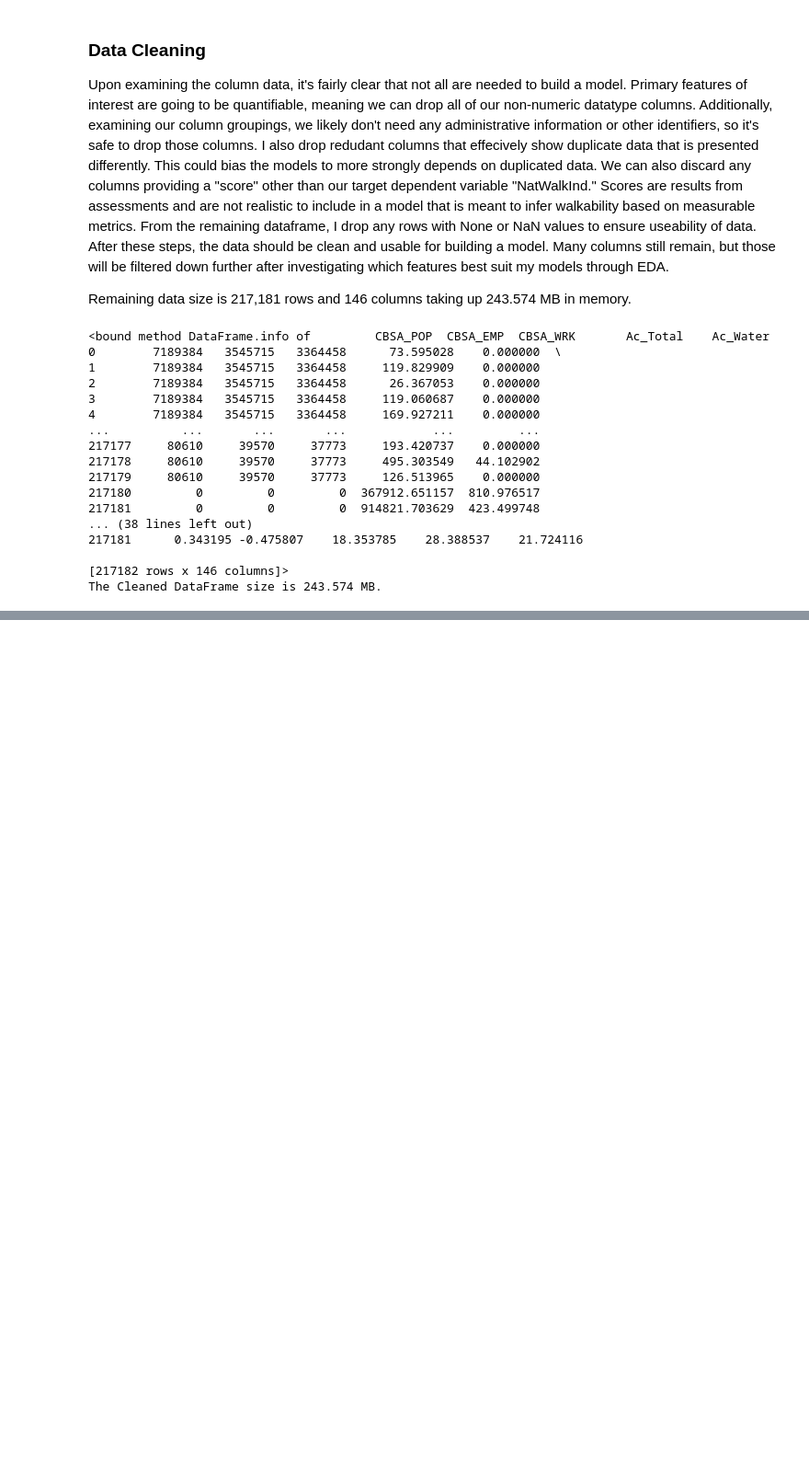
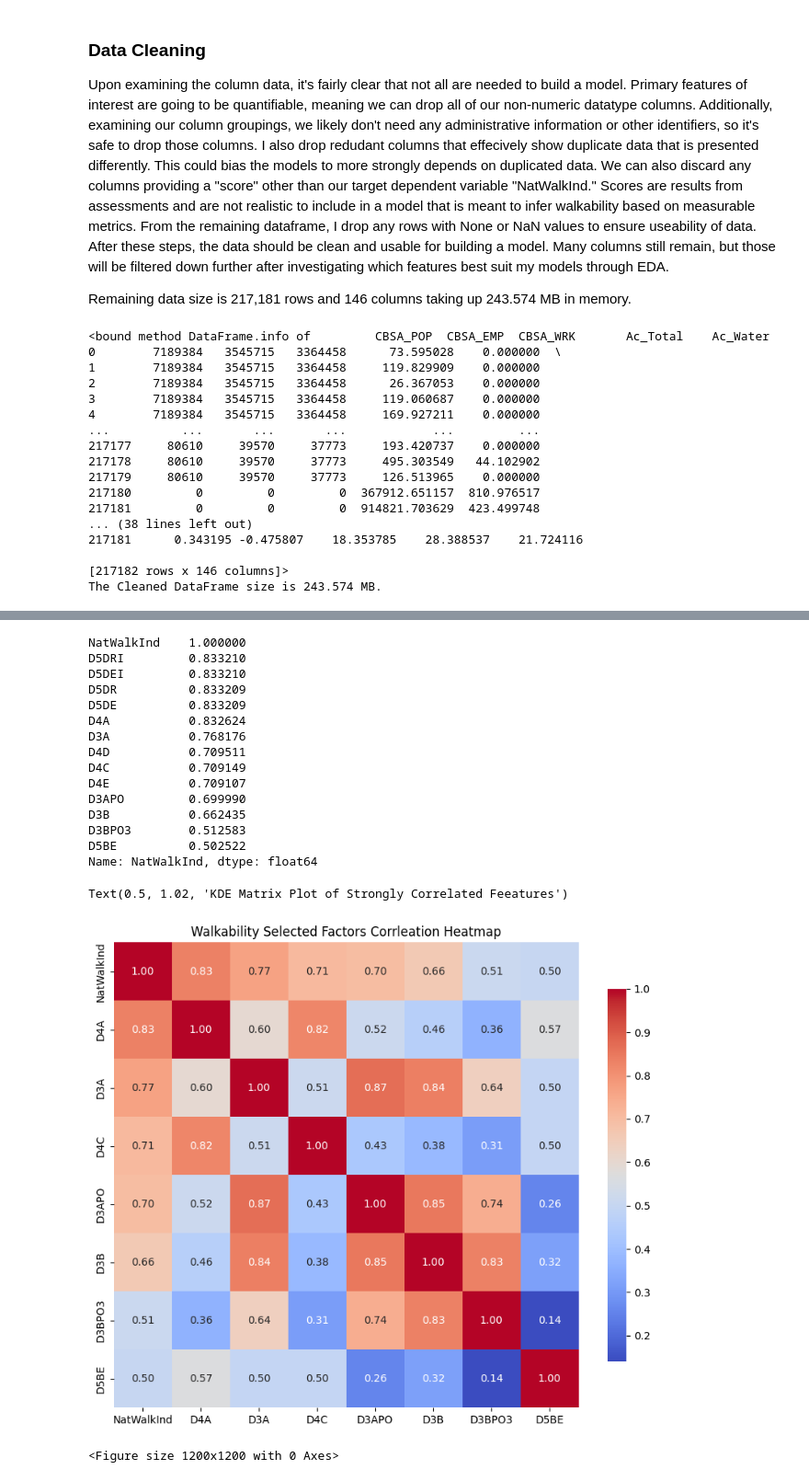
Before and after one commit to RahulCheen/DTSA-5509-Final-Project, a Jupyter notebook: project_report.ipynb, the cells around one changed output, grey strips where cells are left out. Shown at 92% size. Drawn from its saved outputs; the diff is of its cells as text; code cells hidden in the pictures; blank space fills up the shorter version.

```diff
--- a/project_report.ipynb
+++ b/project_report.ipynb
@@ -160,0 +172,62 @@ The Cleaned DataFrame size is 243.574 MB.
+# %%
+import seaborn as sns
+from matplotlib import pyplot as plt
+pd.set_option('display.max_columns', 999)  # Increase max number of columns/rows shown to increase readability of printouts
+pd.set_option('display.max_rows', 999)
+
+# Specifically print correlations with our target dependent variable
+corr_matrix = cleaned_walkability_data.corr()
+natwalkind_corr = corr_matrix["NatWalkInd"].sort_values(ascending=False)
+
+# Want to examine factors with a "strong" correlation, we'll use the threshold of 0.5 here in either the positive or negative direction
+threshold = 0.5
+strong_corr = natwalkind_corr[abs(natwalkind_corr) >= threshold]
+print(strong_corr)
+
+# Save strongly correlated features
+strong_cols = strong_corr.index.to_list()
+
+# Need to drop some features because of redundancy
+features_to_drop = ["D5DRI", "D5DEI", "D5DR", "D5DE", "D4D", "D4E"]
+strong_cols = [col for col in strong_cols if col not in features_to_drop]
+features_df = cleaned_walkability_data[strong_cols]
+features_corr_matrix = features_df.corr()
+
+# Heatmap to visualize
+plt.figure(figsize=(10, 8))
+sns.heatmap(features_corr_matrix,
+            annot=True,
+            cmap='coolwarm',
+            fmt='.2f',
+            square=True,
+            cbar_kws={'shrink': 0.8})
+plt.title('Walkability Selected Factors Corrleation Heatmap')
+
+# KDE plot to check selected variable distributions
+plt.figure(figsize=(12, 12))
+sns.pairplot(features_df,
+             diag_kind='kde',
+             plot_kws={'alpha': 0.5},
+             diag_kws={'fill': True})
+plt.suptitle("KDE Matrix Plot of Strongly Correlated Feeatures",
+             y=1.02,
+             fontsize=16)
+# %% [output]
+NatWalkInd    1.000000
+D5DRI         0.833210
+D5DEI         0.833210
+D5DR          0.833209
+D5DE          0.833209
+D4A           0.832624
+D3A           0.768176
+D4D           0.709511
+D4C           0.709149
+D4E           0.709107
+D3APO         0.699990
+D3B           0.662435
+D3BPO3        0.512583
+D5BE          0.502522
+Name: NatWalkInd, dtype: float64
+Text(0.5, 1.02, 'KDE Matrix Plot of Strongly Correlated Feeatures')
+[figure, added]
+<Figure size 1200x1200 with 0 Axes>
```
Also changed, not shown: parts of 4 cells of this notebook.
